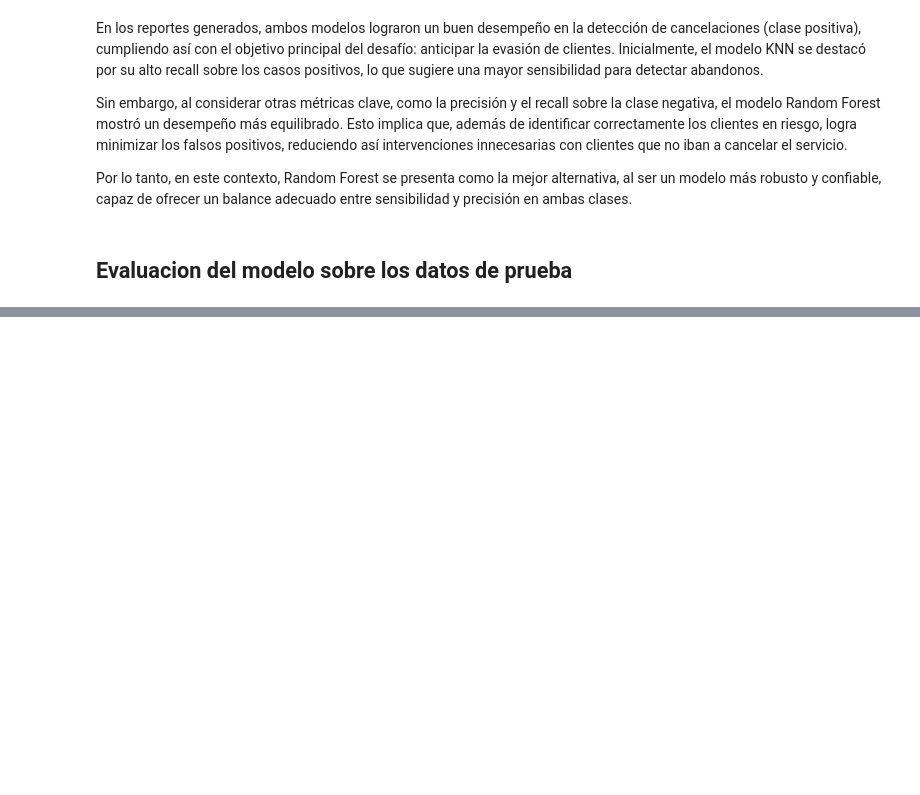
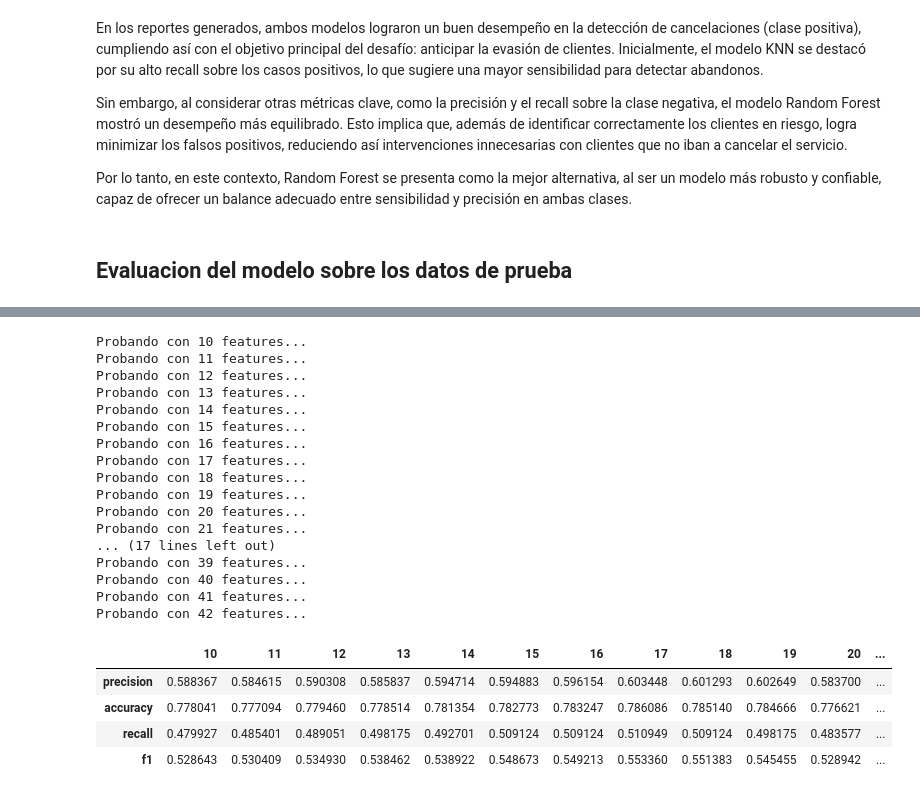
Before and after one commit to lukitasmois/TelecomX_LATAM_2, a Jupyter notebook: TelexomX_parte2_Latam.ipynb, the cells around one changed output, grey strips where cells are left out. Drawn from its saved outputs; the diff is of its cells as text; code cells hidden in the pictures; blank space fills up the shorter version.

```diff
--- a/TelexomX_parte2_Latam.ipynb
+++ b/TelexomX_parte2_Latam.ipynb
@@ -461,0 +491,59 @@ weighted avg       0.80      0.74      0.75      2113
+# %%
+from sklearn.metrics import precision_score, accuracy_score, recall_score, f1_score
+
+def calcular_metricas(y_true, y_pred):
+  precision = precision_score(y_true, y_pred)
+  accuracy = accuracy_score(y_true, y_pred)
+  recall = recall_score(y_true, y_pred)
+  f1 = f1_score(y_true, y_pred)
+
+  metricas ={
+      'precision': precision,
+      'accuracy': accuracy,
+      'recall': recall,
+      'f1': f1
+  }
+
+  return metricas
+# %%
+resultados = pd.DataFrame(index=['precision','accuracy','recall', 'f1'])
+
+ct_features = range(10,43)
+
+for i in ct_features:
+  print(f"Probando con {i} features...")  # DEBUG
+  selected_features = features_importances['Features'].values[:i]
+  X_train_sel = X_train[selected_features]
+  X_test_sel = X_test[selected_features]
+
+  modelo = RandomForestClassifier(random_state=101)
+  modelo.fit(X_train_sel, y_train)
+
+  y_pred = modelo.predict(X_test_sel)
+  metricas = calcular_metricas(y_test, y_pred)
+  resultados[i] = list(metricas.values())
+
+resultados
+# %% [output]
+Probando con 10 features...
+Probando con 11 features...
+Probando con 12 features...
+Probando con 13 features...
+Probando con 14 features...
+Probando con 15 features...
+Probando con 16 features...
+Probando con 17 features...
+Probando con 18 features...
+Probando con 19 features...
+Probando con 20 features...
+Probando con 21 features...
+... (17 lines left out)
+Probando con 39 features...
+Probando con 40 features...
+Probando con 41 features...
+Probando con 42 features...
+|  | 10 | 11 | 12 | 13 | 14 | 15 | 16 | 17 | 18 | 19 | 20 | ... |
+| precision | 0.588367 | 0.584615 | 0.590308 | 0.585837 | 0.594714 | 0.594883 | 0.596154 | 0.603448 | 0.601293 | 0.602649 | 0.583700 | ... |
+| accuracy | 0.778041 | 0.777094 | 0.779460 | 0.778514 | 0.781354 | 0.782773 | 0.783247 | 0.786086 | 0.785140 | 0.784666 | 0.776621 | ... |
+| recall | 0.479927 | 0.485401 | 0.489051 | 0.498175 | 0.492701 | 0.509124 | 0.509124 | 0.510949 | 0.509124 | 0.498175 | 0.483577 | ... |
+| f1 | 0.528643 | 0.530409 | 0.534930 | 0.538462 | 0.538922 | 0.548673 | 0.549213 | 0.553360 | 0.551383 | 0.545455 | 0.528942 | ... |
```
Also changed, not shown: parts of 14 cells of this notebook.
